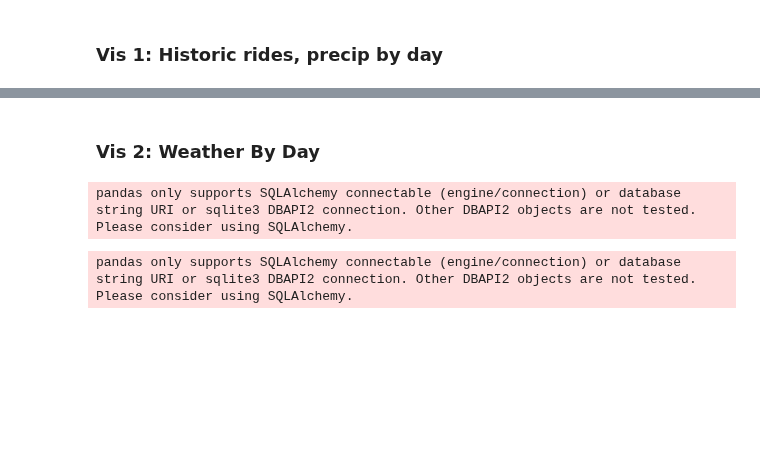
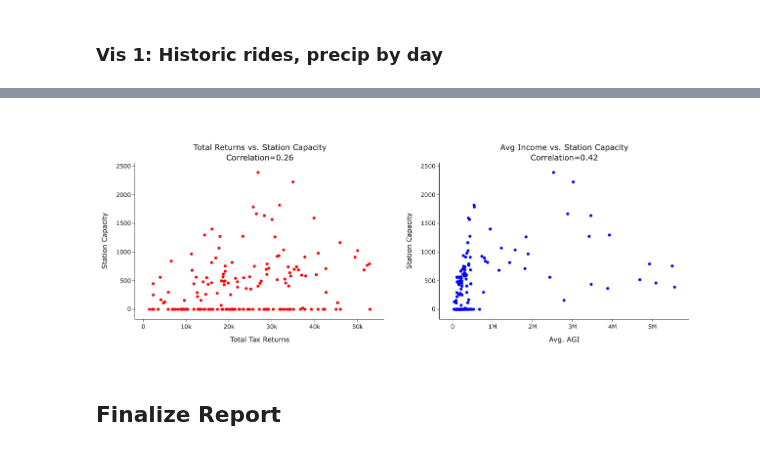
Before and after one commit to ansaridan/jhu-data-engineering-team-5, a Jupyter notebook: reporting/reporting.ipynb, the cells around one changed output, grey strips where cells are left out. Cells and saved outputs as stored; diff of their text form; code cells hidden in the pictures; blank space fills up the shorter version.

Commit message:
finish report

```diff
--- a/reporting/reporting.ipynb
+++ b/reporting/reporting.ipynb
@@ -139,14 +260,46 @@ ssdf_rides_by_day.set_index("dt")[["n_rides"]].plot()
+# %%
+correls = [
+    df_zip_codes[[field, "station_capacity"]].dropna().corr().values[0, 1] for field in ['total_returns', 'avg_agi']
+]
+
+fig_zip_codes = make_subplots(
+    rows=1,
+    cols=2,
+    subplot_titles = [
+        f"Total Returns vs. Station Capacity<br>Correlation={correls[0]:,.2f}",
+        f"Avg Income vs. Station Capacity<br>Correlation={correls[1]:,.2f}"
+    ],
+)
+
+for i, x_col in enumerate(['total_returns', 'avg_agi']):
+    fig_zip_codes.add_trace(
+        go.Scatter(
+            x=df_zip_codes[x_col],
+            y=df_zip_codes['station_capacity'],
+            marker={"color":["red", "blue"][i]},
+            mode="markers",
+            showlegend=False,
+        ),
+        row=1, col=i+1
+    )
+
+for col, x_label in enumerate([
+    "Total Tax Returns",
+    "Avg. AGI",
+]):
+    axis_title_key = f'xaxis{col+1}_title'
+    fig_zip_codes.update_layout(**{axis_title_key: x_label})
+    axis_title_key = f'yaxis{col+1}_title'
+    fig_zip_codes.update_layout(**{axis_title_key: "Station Capacity"})
+
+fig_zip_codes.update_layout(
+    width=800, height=500,
+    template="simple_white"
+)
+
+fig_zip_codes.show()
+# %% [output]
+[figure, added]
 # %% [markdown]
-### Vis 2: Weather By Day
+## Finalize Report
-# %%
-df_stations = pd.read_sql_query(f"SELECT * FROM {PROJECT_SCHEMA}.station_info", conn)
-df_largest_stations = df_stations.sort_values(by="capacity", ascending=False).iloc[:50]
-# %% [output]
-pandas only supports SQLAlchemy connectable (engine/connection) or database string URI or sqlite3 DBAPI2 connection. Other DBAPI2 objects are not tested. Please consider using SQLAlchemy.
-# %%
-df_weather_precip = pd.read_sql_query(f"SELECT * FROM {PROJECT_SCHEMA}.weather_precip", conn)
-df_weather_precip["one_hour_precip_amount"] = pd.to_numeric(df_weather_precip['one_hour_precip_amount'], errors='coerce')
-df_weather_precip_daily = df_weather_precip.groupby(by="date")[["one_hour_precip_amount"]].sum()
-# %% [output]
-pandas only supports SQLAlchemy connectable (engine/connection) or database string URI or sqlite3 DBAPI2 connection. Other DBAPI2 objects are not tested. Please consider using SQLAlchemy.
 # %%
```
Also changed, not shown: parts of 7 cells of this notebook, 6 other files.
